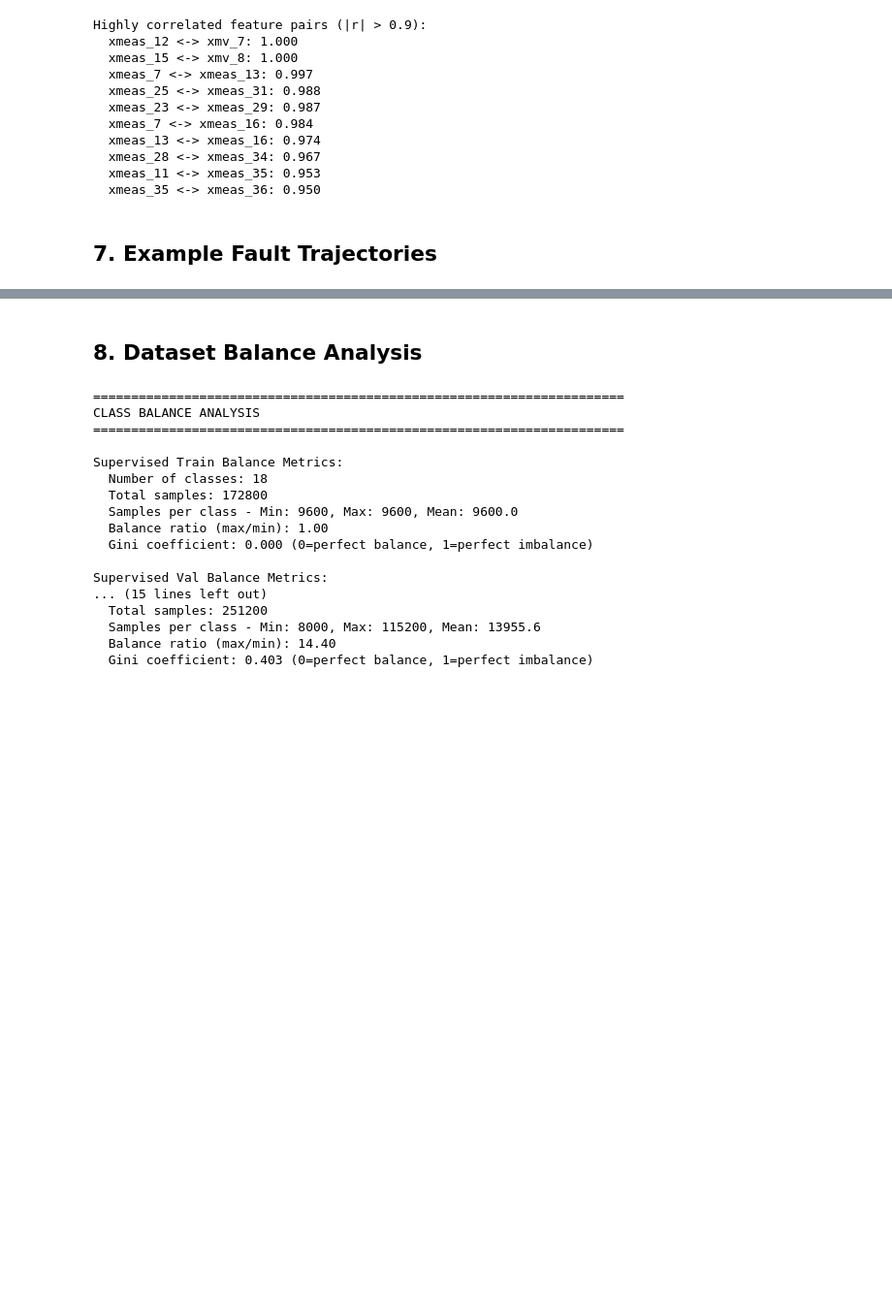
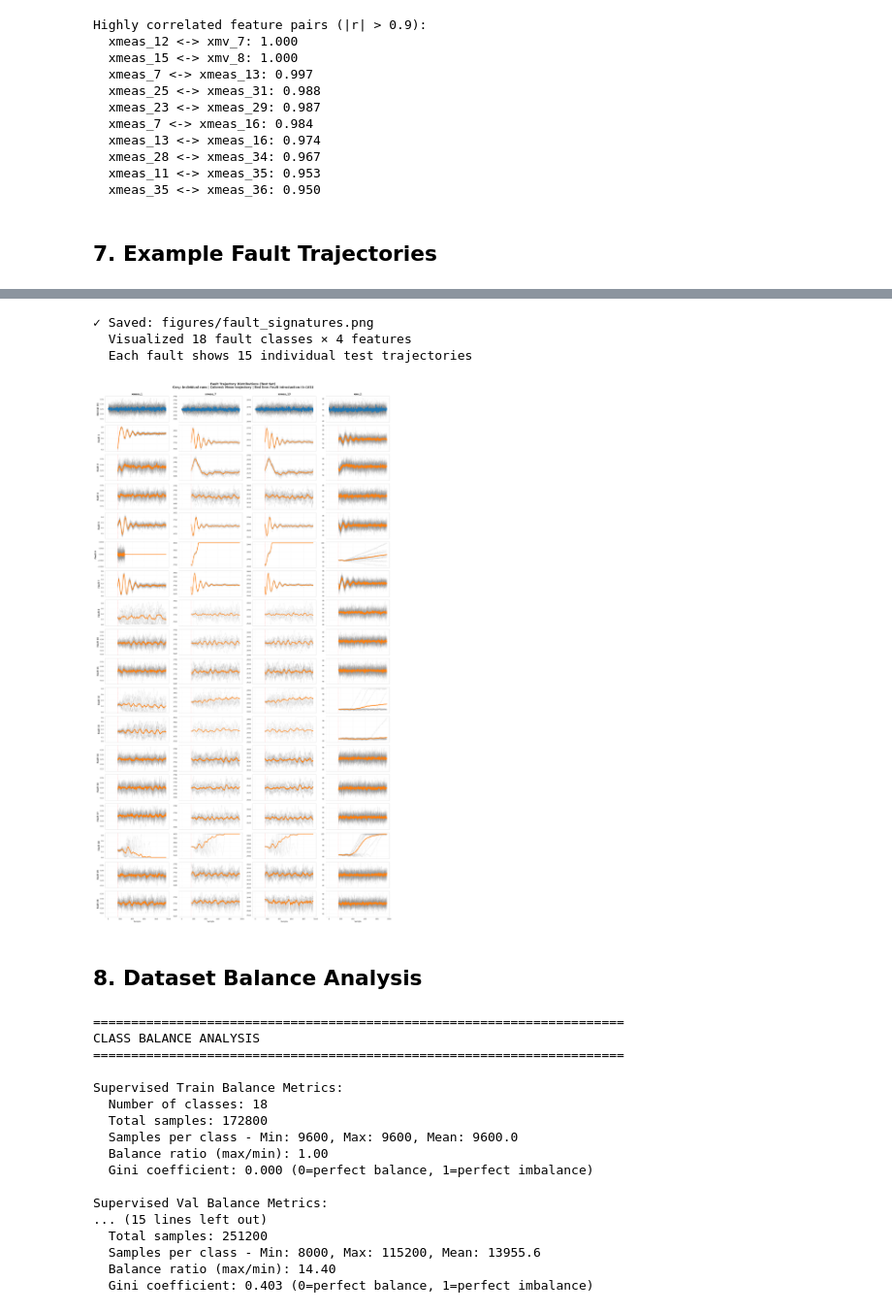
Before and after one commit to KitchinHUB/tep-manuscript, a Jupyter notebook: notebooks/02-exploratory-data-analysis.ipynb, the cells around one changed output, grey strips where cells are left out. Shown at 97% size. Saved outputs shown, nothing was run; the diff lists cells and outputs as text; code cells hidden in the pictures; blank space fills up the shorter version.

```diff
--- a/notebooks/02-exploratory-data-analysis.ipynb
+++ b/notebooks/02-exploratory-data-analysis.ipynb
@@ -409,3 +366,73 @@ plt.show()
+# %%
+# Visualize ALL fault trajectories with distribution
+# Show individual runs in light gray, mean trajectory in color
+
+# Get all unique fault numbers
+all_faults = sorted(supervised_test['faultNumber'].unique())
+selected_features = ['xmeas_1', 'xmeas_7', 'xmeas_13', 'xmv_1']  # Representative features
+
+# Create grid: 18 faults × 4 features
+n_faults = len(all_faults)
+n_features = len(selected_features)
+
+fig, axes = plt.subplots(n_faults, n_features, figsize=(20, 2*n_faults), sharex=True)
+
+for i, fault in enumerate(all_faults):
+    # Get all trajectories for this fault from test set
+    fault_data = supervised_test[supervised_test['faultNumber'] == fault]
+
+    if len(fault_data) == 0:
+        continue
+
+    # Get all unique trajectories for this fault
+    traj_keys = fault_data['traj_key'].unique()
+
+    for j, feature in enumerate(selected_features):
+        ax = axes[i, j]
+
+        # Plot each individual trajectory in light gray
+        for traj_key in traj_keys:
+            traj = fault_data[fault_data['traj_key'] == traj_key].sort_values('sample')
+            ax.plot(traj['sample'], traj[feature],
+                   color='gray', alpha=0.15, linewidth=0.8, zorder=1)
+
+        # Calculate and plot mean trajectory
+        mean_traj = fault_data.groupby('sample')[feature].mean()
+        ax.plot(mean_traj.index, mean_traj.values,
+               color='C0' if fault == 0 else 'C1',
+               linewidth=2.5, label='Mean', zorder=2)
+
+        # Formatting
+        if j == 0:
+            fault_label = 'Normal (0)' if fault == 0 else f'Fault {int(fault)}'
+            ax.set_ylabel(fault_label, fontweight='bold', fontsize=10)
+
+        if i == 0:
+            ax.set_title(feature, fontweight='bold', fontsize=11)
+
+        if i == n_faults - 1:
+            ax.set_xlabel('Sample', fontsize=9)
+
+        # Mark fault introduction time for faulty runs (sample 161)
+        if fault != 0:
+            ax.axvline(x=161, color='red', linestyle='--', alpha=0.3, linewidth=1, zorder=0)
+
+        ax.grid(alpha=0.2, linewidth=0.5)
+        ax.tick_params(labelsize=8)
+
+plt.suptitle('Fault Trajectory Distributions (Test Set)\nGray: Individual runs | Colored: Mean trajectory | Red line: Fault introduction (t=161)',
+             fontsize=14, fontweight='bold', y=0.9995)
+plt.tight_layout()
+plt.savefig('../figures/fault_signatures.png', dpi=150, bbox_inches='tight')
+print(f"✓ Saved: figures/fault_signatures.png")
+print(f"  Visualized {n_faults} fault classes × {n_features} features")
+print(f"  Each fault shows {len(traj_keys)} individual test trajectories")
+plt.show()
+# %% [output]
+✓ Saved: figures/fault_signatures.png
+  Visualized 18 fault classes × 4 features
+  Each fault shows 15 individual test trajectories
+[figure, added]
 # %% [markdown]
 ## 8. Dataset Balance Analysis
 # %%
```
Also changed, not shown: parts of 1 cell of this notebook.
